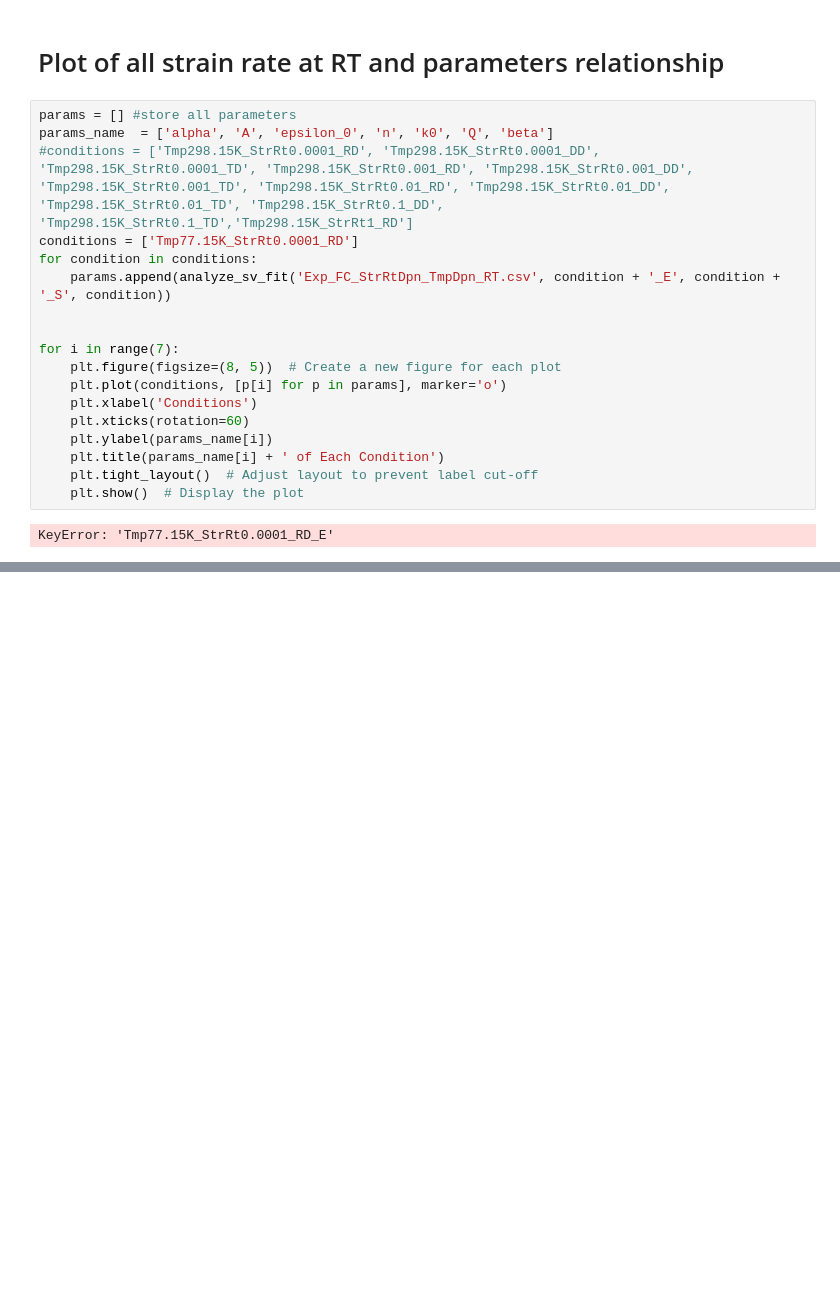
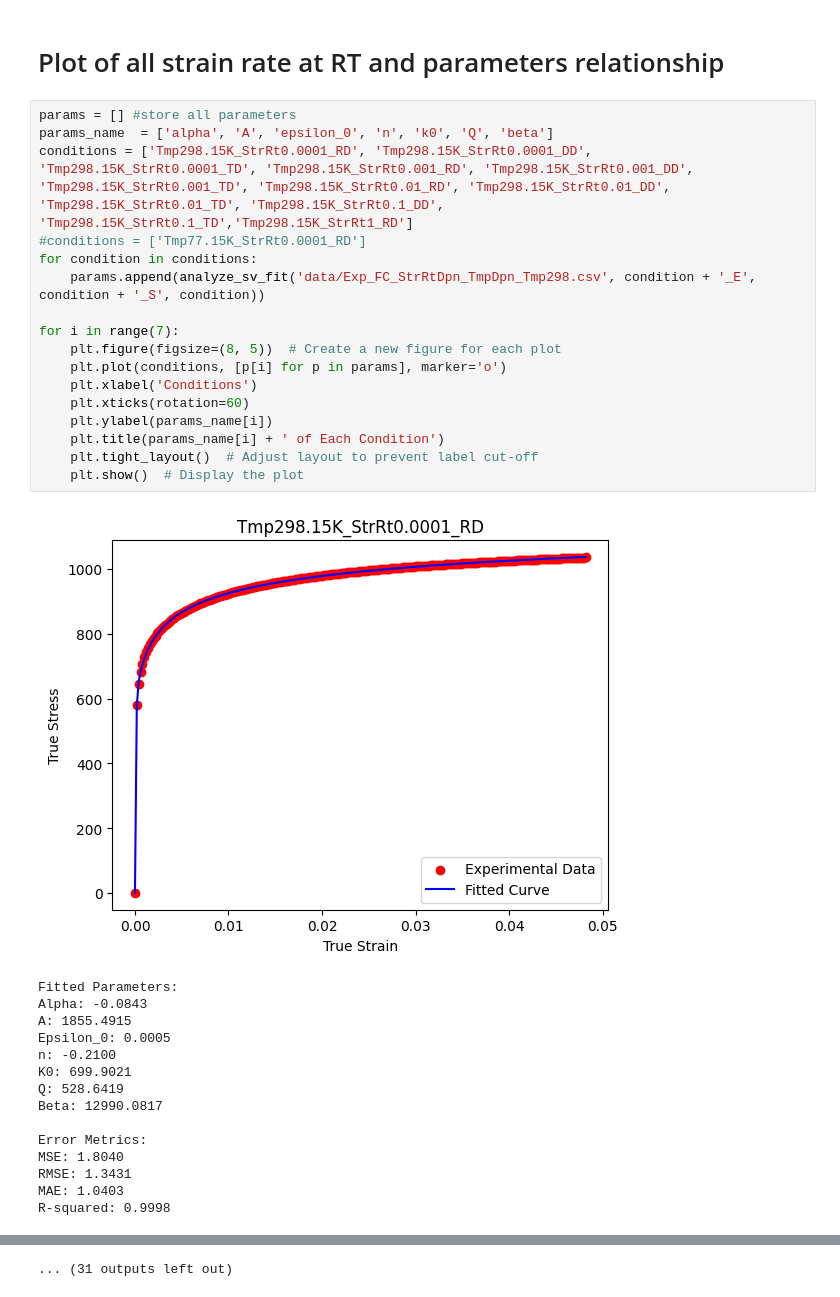
Before and after one commit to meiannnnn/coe-final-project, a Jupyter notebook: sv_fitting.ipynb, the cells around one changed output, grey strips where cells are left out. Drawn from its saved outputs; the diff is of its cells as text; blank space fills up the shorter version.

```diff
--- a/sv_fitting.ipynb
+++ b/sv_fitting.ipynb
@@ -205,20 +193,33 @@ array([1.35780258e+03, 0.00000000e+00, 7.38315622e-02, 5.00000000e+02,
 # %%
 params = [] #store all parameters
 params_name  = ['alpha', 'A', 'epsilon_0', 'n', 'k0', 'Q', 'beta']
-#conditions = ['Tmp298.15K_StrRt0.0001_RD', 'Tmp298.15K_StrRt0.0001_DD', 'Tmp298.15K_StrRt0.0001_TD', 'Tmp298.15K_StrRt0.001_RD', 'Tmp298.15K_StrRt0.001_DD', 'Tmp298.15K_StrRt0.001_TD', 'Tmp298.15K_StrRt0.01_RD', 'Tmp298.15K_StrRt0.01_DD', 'Tmp298.15K_StrRt0.01_TD', 'Tmp298.15K_StrRt0.1_DD', 'Tmp298.15K_StrRt0.1_TD','Tmp298.15K_StrRt1_RD']
-conditions = ['Tmp77.15K_StrRt0.0001_RD']
+conditions = ['Tmp298.15K_StrRt0.0001_RD', 'Tmp298.15K_StrRt0.0001_DD', 'Tmp298.15K_StrRt0.0001_TD', 'Tmp298.15K_StrRt0.001_RD', 'Tmp298.15K_StrRt0.001_DD', 'Tmp298.15K_StrRt0.001_TD', 'Tmp298.15K_StrRt0.01_RD', 'Tmp298.15K_StrRt0.01_DD', 'Tmp298.15K_StrRt0.01_TD', 'Tmp298.15K_StrRt0.1_DD', 'Tmp298.15K_StrRt0.1_TD','Tmp298.15K_StrRt1_RD']
+#conditions = ['Tmp77.15K_StrRt0.0001_RD']
 for condition in conditions:
-    params.append(analyze_sv_fit('Exp_FC_StrRtDpn_TmpDpn_RT.csv', condition + '_E', condition + '_S', condition))
-
+    params.append(analyze_sv_fit('data/Exp_FC_StrRtDpn_TmpDpn_Tmp298.csv', condition + '_E', condition + '_S', condition))
 
 for i in range(7):
     plt.figure(figsize=(8, 5))  # Create a new figure for each plot
     plt.plot(conditions, [p[i] for p in params], marker='o')
     plt.xlabel('Conditions')
     plt.xticks(rotation=60)
     plt.ylabel(params_name[i])
     plt.title(params_name[i] + ' of Each Condition')
     plt.tight_layout()  # Adjust layout to prevent label cut-off
     plt.show()  # Display the plot
 # %% [output]
+[figure, added]
-KeyError: 'Tmp77.15K_StrRt0.0001_RD_E'
+Fitted Parameters:
+Alpha: -0.0843
+A: 1855.4915
+Epsilon_0: 0.0005
+n: -0.2100
+K0: 699.9021
+Q: 528.6419
+Beta: 12990.0817
+
+Error Metrics:
+MSE: 1.8040
+RMSE: 1.3431
+MAE: 1.0403
+R-squared: 0.9998
@@ -224,0 +275 @@ KeyError: 'Tmp77.15K_StrRt0.0001_RD_E'
+... (31 outputs left out)
```
Also changed, not shown: parts of 2 cells of this notebook.
